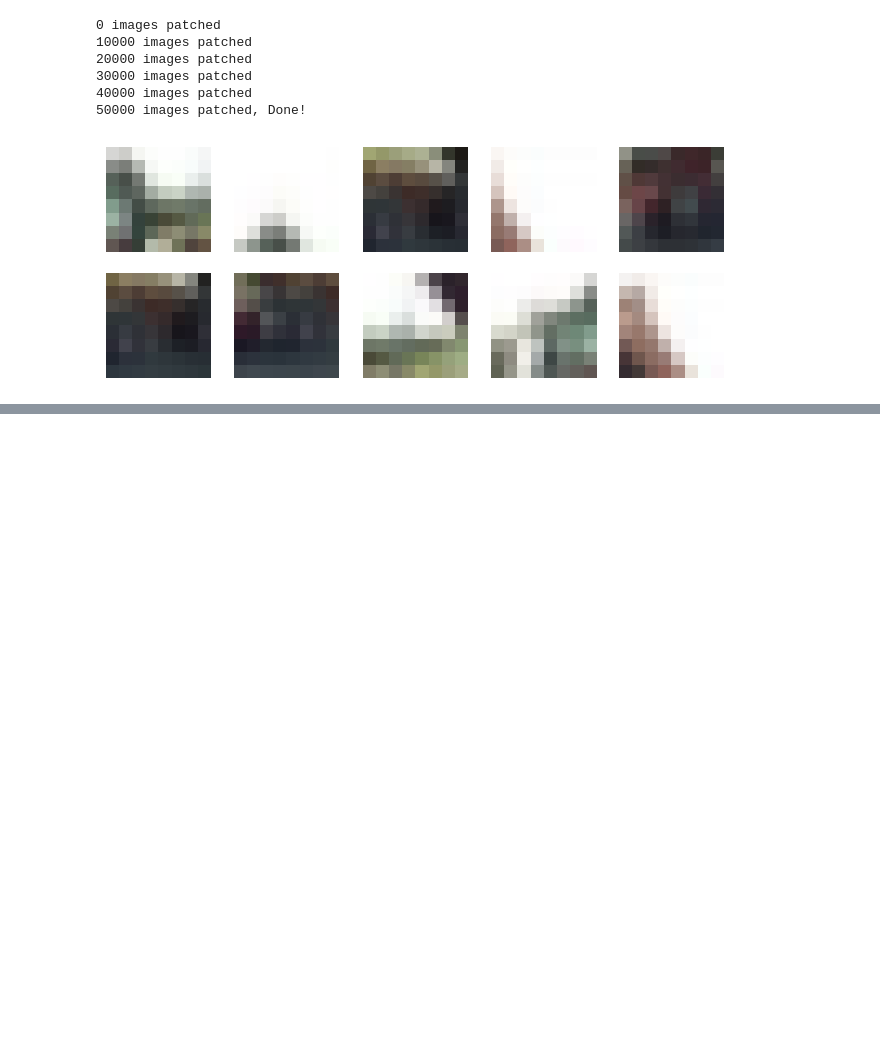
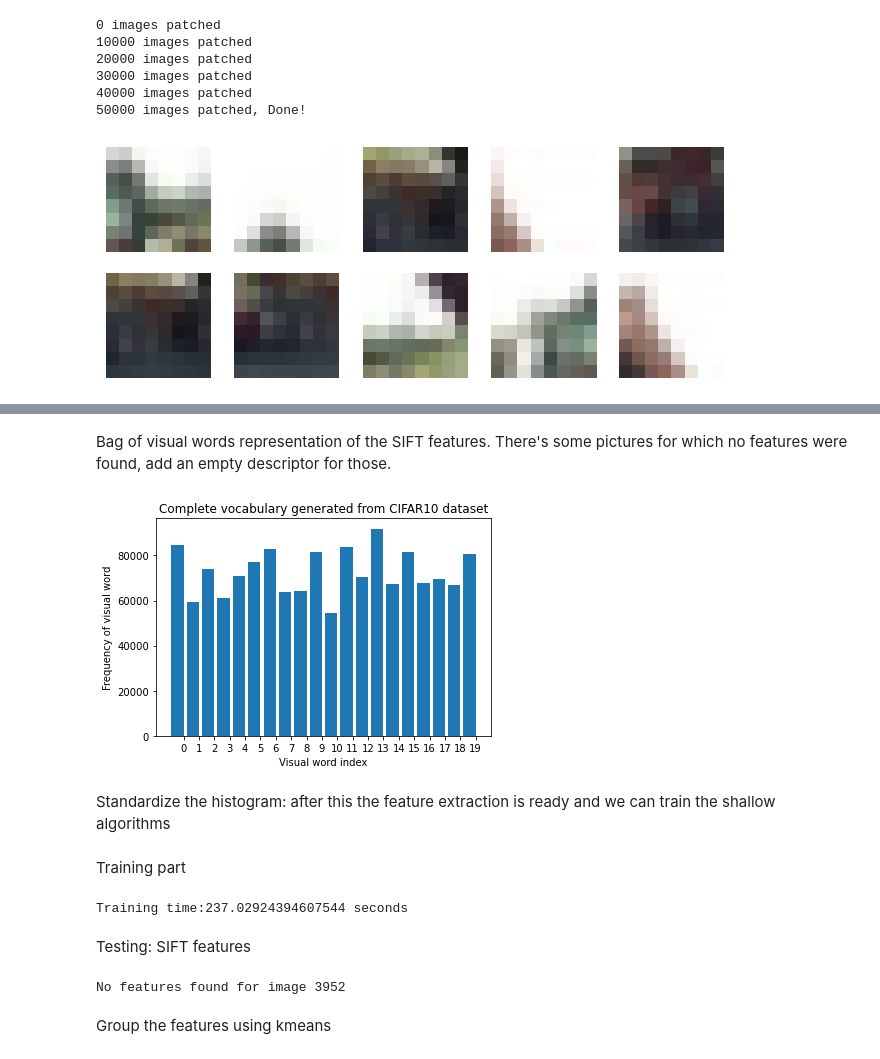
Before and after one commit to Cavalex/ML_Ex1, a Jupyter notebook: ex3/FeatureRepresentationAndExtraction-CIFAR10.ipynb, the cells around one changed output, grey strips where cells are left out. Saved outputs shown, nothing was run; the diff lists cells and outputs as text; code cells hidden in the pictures; blank space fills up the shorter version.

Commit message:
classification for both datasets

```diff
--- a/ex3/FeatureRepresentationAndExtraction-CIFAR10.ipynb
+++ b/ex3/FeatureRepresentationAndExtraction-CIFAR10.ipynb
@@ -167,0 +199,40 @@ cv2.destroyAllWindows()
+# %% [markdown]
+Bag of visual words representation of the SIFT features. There's some pictures for which no features were found, add an empty descriptor for those.
+# %%
+#a version where we exclude images with no features and also create the vstack from feature list
+features = [] #array of feature descriptions
+
+for i in range(len(sift_array)):
+    features.append(sift_array[i][2])
+features = np.vstack(features)
+# %%
+from sklearn.cluster import KMeans
+
+n_clusters = 20 #20 clusters of features
+kmeans = KMeans(n_clusters)
+clustered = kmeans.fit_predict(features)
+# %%
+
+n_images = len(sift_array) #all the images we have features for
+histogram = np.array([np.zeros(n_clusters) for i in range(n_images)])
+old_count = 0 #current position in clustered
+for i in range(n_images):
+    l = len(sift_array[i][2]) #l is number of feature descriptors in image i
+    for j in range(l):
+        idx = clustered[old_count+j] #find those feature descriptors from clustered features
+        histogram[i][idx] += 1
+    old_count += l #current position in clustered
+# %%
+#visualize the vocabulary we have
+x_scalar = np.arange(n_clusters)
+y_scalar = np.array([abs(np.sum(histogram[:,h], dtype=np.int32)) for h in range(n_clusters)])
+plt.bar(x_scalar, y_scalar)
+plt.xlabel("Visual word index")
+plt.ylabel("Frequency of visual word")
+plt.title("Complete vocabulary generated from CIFAR10 dataset")
+plt.xticks(x_scalar + 0.4, x_scalar)
+plt.show()
+# %% [output]
+[figure, added]
+# %% [markdown]
+Standardize the histogram: after this the feature extraction is ready and we can train the shallow algorithms
@@ -167,0 +244,12 @@ cv2.destroyAllWindows()
+# %% [markdown]
+Training part
+# %%
+from sklearn.svm import SVC
+svm = SVC()
+start = tf.timestamp()
+svm.fit(histogram,train_image_labels)
+print('Training time:' +str(tf.get_static_value(tf.timestamp()-start))+ ' seconds')
+# %% [output]
+Training time:237.02924394607544 seconds
+# %% [markdown]
+Testing: SIFT features
@@ -167,0 +272,17 @@ cv2.destroyAllWindows()
+# %%
+test_features = []
+
+for i in range(len(sift_array_test)):
+	if sift_array_test[i][2] is not None:
+		test_features.append(sift_array_test[i][2]) #add feature descriptions
+
+
+	else: #no features found for this image, add an empty descriptor because need to have correct dimensions for the stack
+		print('No features found for image ' + str(i))
+		test_features.append(np.zeros((1,sift.descriptorSize()),dtype=np.float32))
+
+test_features = np.vstack(test_features)
+# %% [output]
+No features found for image 3952
+# %% [markdown]
+Group the features using kmeans
```
Also changed, not shown: parts of 26 cells of this notebook, 1 other file.
